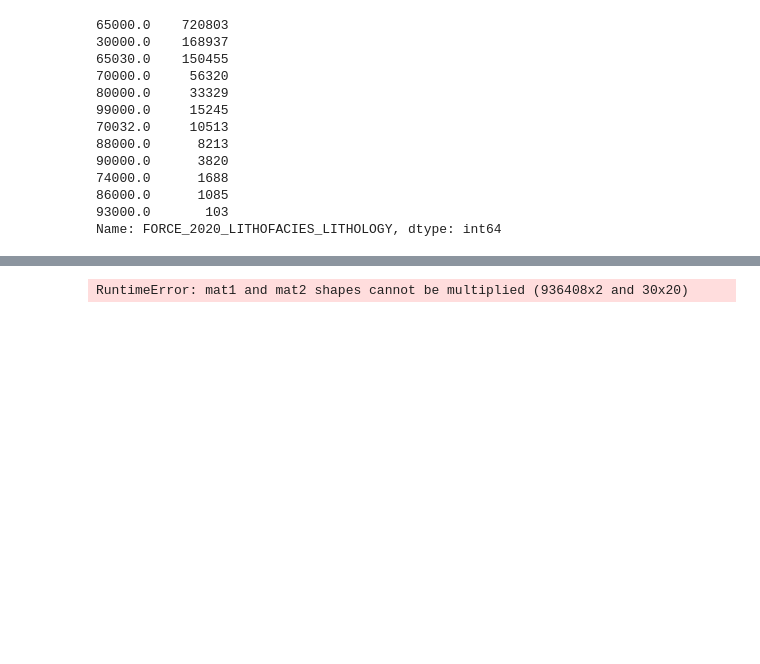
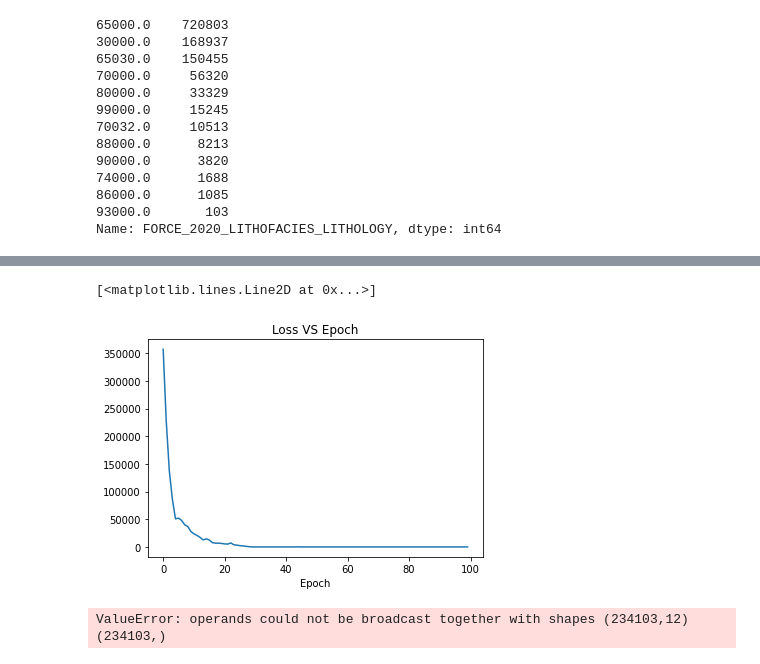
Before and after one commit to jopapo/pos_datascience_redesneurais_tf, a Jupyter notebook: tf.ipynb, the cells around one changed output, grey strips where cells are left out. Cells and saved outputs as stored; diff of their text form; code cells hidden in the pictures; blank space fills up the shorter version.

```diff
--- a/tf.ipynb
+++ b/tf.ipynb
@@ -124,4 +115,11 @@ ANN(
 # %%
+%%time
+
+# Treinando
+
+model = ANN()
+#model
+
 # ?
 criterion = nn.CrossEntropyLoss()
 
@@ -131,3 +129,19 @@ optimizer = torch.optim.Adam(model.parameters(), lr=0.01)
 # Otimizador SGD
 #learning_rate = 0.05
 #optimizer = torch.optim.SGD(model.parameters(), lr=learning_rate)
+
+epochs = 100
+loss_arr = []
+
+for i in range(epochs):
+    y_hat = model.forward(X_train)
+    loss = criterion(y_hat, y_train)
+    loss_arr.append(float(loss))
+
+
+    if i % 10 == 0:
+        print(f'Epoch: {i} Loss: {loss}')
+
+    optimizer.zero_grad()
+    loss.backward()
+    optimizer.step()
@@ -134,30 +160,25 @@ optimizer = torch.optim.Adam(model.parameters(), lr=0.01)
-# %%
-%%time
-
-# Treinando
-
-epochs = 100
-loss_arr = []
-
-for i in range(epochs):
-    y_hat = model.forward(X_train)
-    loss = criterion(y_hat, y_train)
-    loss_arr.append(loss)
-
-
-    if i % 10 == 0:
-        print(f'Epoch: {i} Loss: {loss}')
-
-    optimizer.zero_grad()
-    loss.backward()
-    optimizer.step()
-# %% [output]
-RuntimeError: mat1 and mat2 shapes cannot be multiplied (936408x2 and 30x20)
 # %%
 plt.title('Loss VS Epoch')
 plt.xlabel("Loss")
 plt.xlabel("Epoch")
-plt.plot(loss_arr)
+plt.plot(range(epochs), loss_arr)
+# %% [output]
+[<matplotlib.lines.Line2D at 0x...>]
+[figure, added]
+# %%
+# Print accuracy
+predictions = model(X_test).detach().numpy()
+#predictions
+#y_train
+
+print("test accuracy: {} %".format(100 - np.mean(np.abs(predictions - y_test.detach().numpy())) * 100))
+#print("test accuracy: {} %".format(100 - np.mean(np.abs(Y_prediction_test - Y_test)) * 100))
+
+#print("Accuracy: "  + str(np.mean((p[0,:] == y[0,:]))))
+
+#print ('Accuracy: %d' % float((np.dot(y_test,predictions.T) + np.dot(1-y_test,1-predictions.T))/float(y_test.size)*100) + '%')
+# %% [output]
+ValueError: operands could not be broadcast together with shapes (234103,12) (234103,)
 # %%
 # After
 df_hidden = pd.read_csv('datasets/hidden.csv', sep=';')
```
Also changed, not shown: parts of 3 cells of this notebook.
